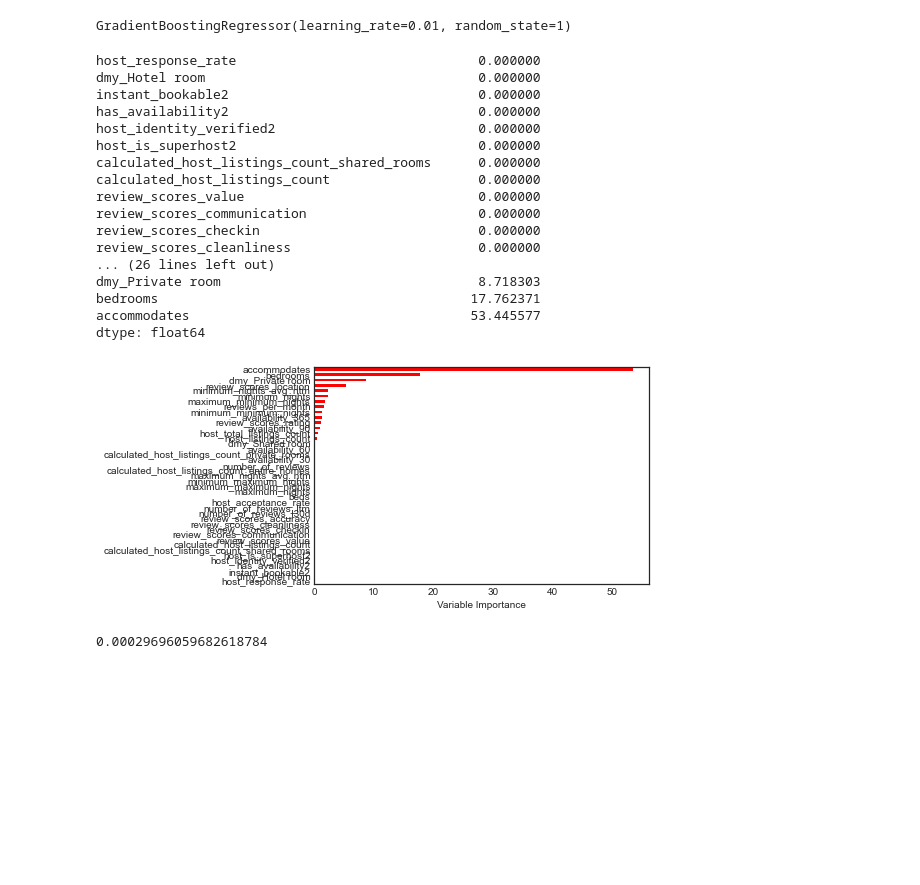
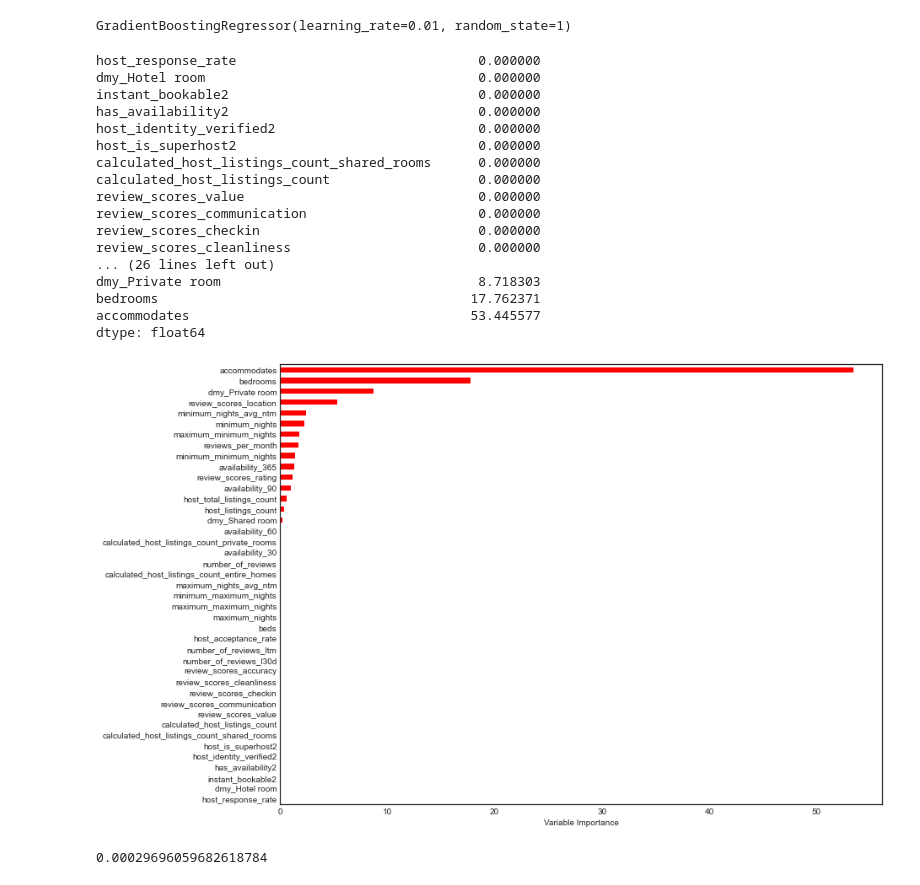
Before and after one commit to Lupercio421/STAT-724, a Jupyter notebook: Final_Project/Regression_methods.ipynb, the cells around one changed output. Drawn from its saved outputs; the diff is of its cells as text; code cells hidden in the pictures; blank space fills up the shorter version.

```diff
--- a/Final_Project/Regression_methods.ipynb
+++ b/Final_Project/Regression_methods.ipynb
@@ -1043,29 +1060,29 @@ GradientBoostingRegressor(learning_rate=0.01, random_state=1)
 # %%
 feature_importance = regr.feature_importances_*100
 rel_imp = pd.Series(feature_importance, index=X_train.columns).sort_values(inplace=False)
 print(rel_imp)
-rel_imp.T.plot(kind='barh', color='r', )
+rel_imp.T.plot(kind='barh', color='r', figsize = (12.8,9.6) )
 plt.xlabel('Variable Importance')
 plt.gca().legend_ = None
 # %% [output]
 host_response_rate                               0.000000
 dmy_Hotel room                                   0.000000
 instant_bookable2                                0.000000
 has_availability2                                0.000000
 host_identity_verified2                          0.000000
 host_is_superhost2                               0.000000
 calculated_host_listings_count_shared_rooms      0.000000
 calculated_host_listings_count                   0.000000
 review_scores_value                              0.000000
 review_scores_communication                      0.000000
 review_scores_checkin                            0.000000
 review_scores_cleanliness                        0.000000
 ... (26 lines left out)
 dmy_Private room                                 8.718303
 bedrooms                                        17.762371
 accommodates                                    53.445577
 dtype: float64
-[figure, old version]
+[figure, new version]
 # %%
 mean_squared_error(y_test, regr.predict(X_test))
 # %% [output]
```
Also changed, not shown: parts of 7 cells of this notebook, 3 other files.
